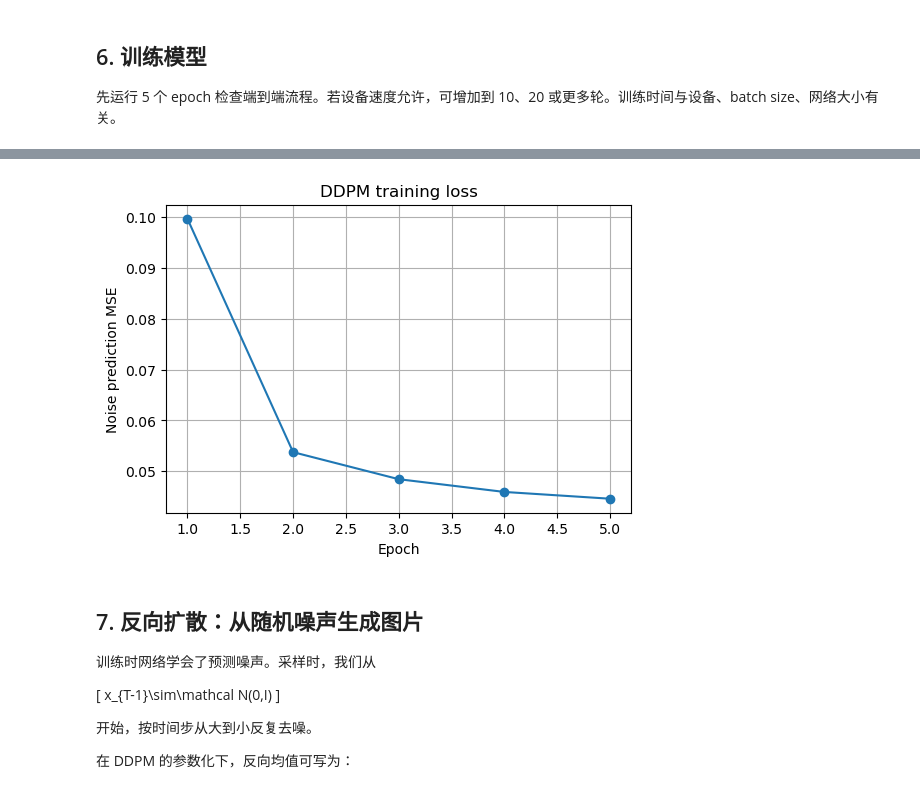
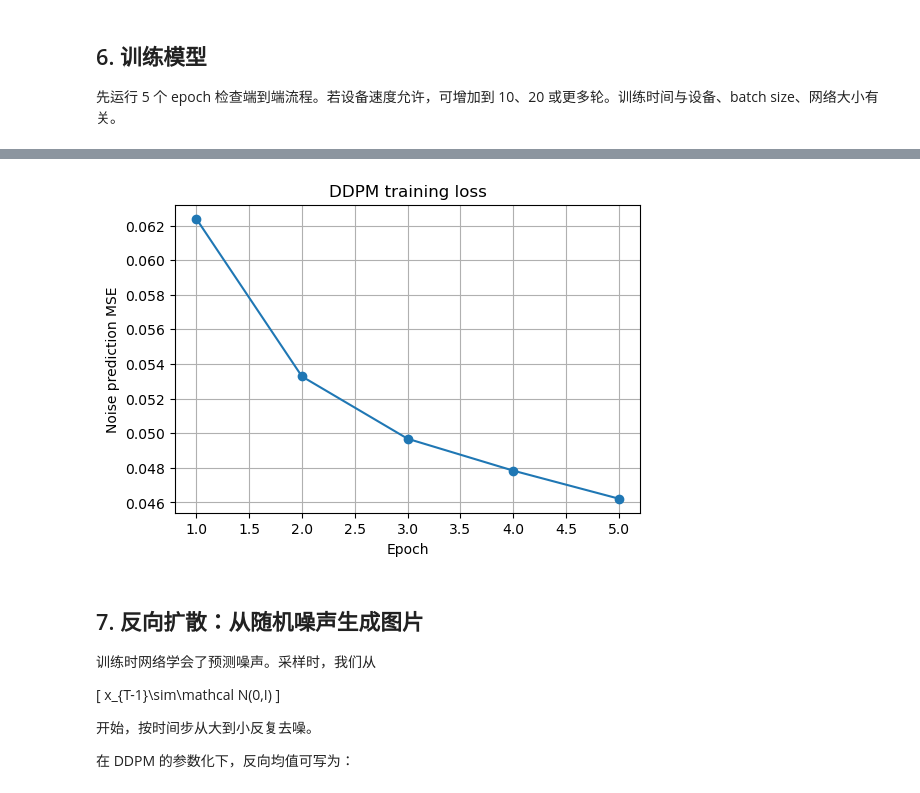
Before and after one commit to hyperSuperCube/AI-crash-course, a Jupyter notebook: tutorial/DDPM_MNIST.ipynb, the cells around one changed output, grey strips where cells are left out. Saved outputs shown, nothing was run; the diff lists cells and outputs as text; code cells hidden in the pictures.

```diff
--- a/tutorial/DDPM_MNIST.ipynb
+++ b/tutorial/DDPM_MNIST.ipynb
@@ -300,10 +370,12 @@ class SimpleUNet(nn.Module):
 
 训练前先用随机张量做一次前向传播，确保网络的输出形状与目标噪声一致。
 # %%
-model = SimpleUNet().to(device)
+# model = SimpleUNet().to(device)
+model = ConditionalUNet().to(device)
 test_x = torch.randn(4, 1, 28, 28, device=device)
 test_t = torch.randint(0, T, (4,), device=device)
-test_pred = model(test_x, test_t)
+test_y = torch.randint(0, 10, (4,), device=device)
+test_pred = model(test_x, test_t, test_y)
 
 print("Input shape:", test_x.shape)
 print("Output shape:", test_pred.shape)
@@ -351,8 +423,9 @@ model.train()
 for epoch in range(epochs):
     running_loss = 0.0
 
-    for step, (x0, _) in enumerate(train_loader):
+    for step, (x0, labels) in enumerate(train_loader):
         x0 = x0.to(device)
+        y = labels.to(device)
 
         # 每张图独立随机抽取一个扩散时间步
         t = torch.randint(0, T, (x0.shape[0],), device=device)
@@ -366,7 +439,8 @@ for epoch in range(epochs):
         )
 
         # 预测噪声并计算 MSE
-        predicted_noise = model(xt, t)
+        # predicted_noise = model(xt, t)
+        predicted_noise = model(xt, t, y)
         loss = F.mse_loss(predicted_noise, noise)
 
         optimizer.zero_grad(set_to_none=True)
@@ -395,4 +469,4 @@ Epoch 05/5 | loss = 0.04463
-[figure, old version]
+[figure, new version]
 # %% [markdown]
 ## 7. 反向扩散：从随机噪声生成图片
 
```
Also changed, not shown: parts of 5 cells of this notebook, 3 other files.
